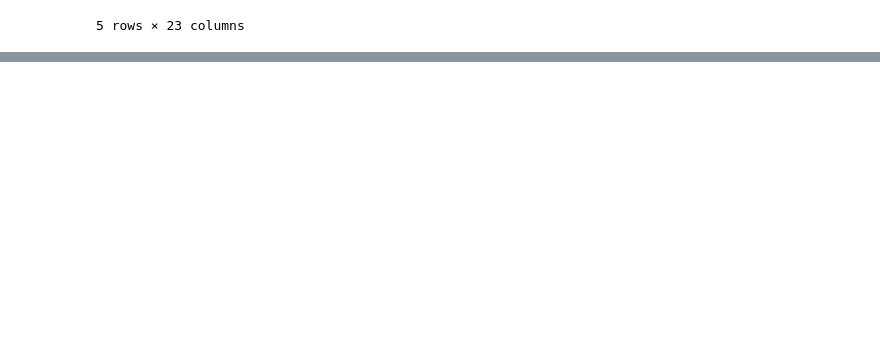
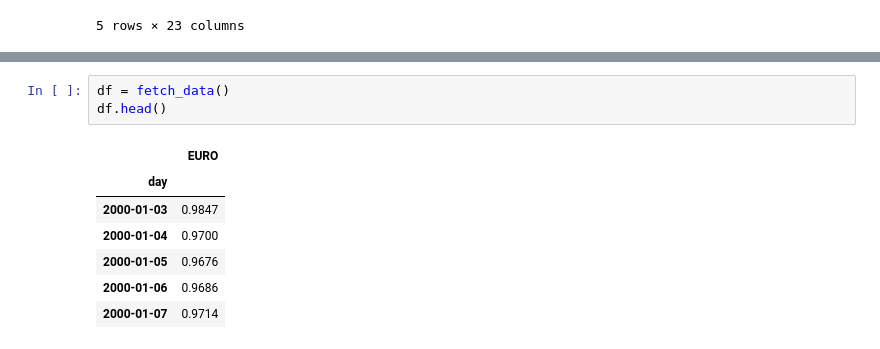
Before and after one commit to lbotti319/currency_nn, a Jupyter notebook: BasicNN.ipynb, the cells around one changed output, grey strips where cells are left out. Drawn from its saved outputs; the diff is of its cells as text; blank space fills up the shorter version.

```diff
--- a/BasicNN.ipynb
+++ b/BasicNN.ipynb
@@ -116,0 +23,11 @@ work_df.head(n=10)
+# %%
+df = fetch_data()
+df.head()
+# %% [output]
+|  | EURO |
+| day |  |
+| 2000-01-03 | 0.9847 |
+| 2000-01-04 | 0.9700 |
+| 2000-01-05 | 0.9676 |
+| 2000-01-06 | 0.9686 |
+| 2000-01-07 | 0.9714 |
```
Also changed, not shown: parts of 23 cells of this notebook, 3 other files.
